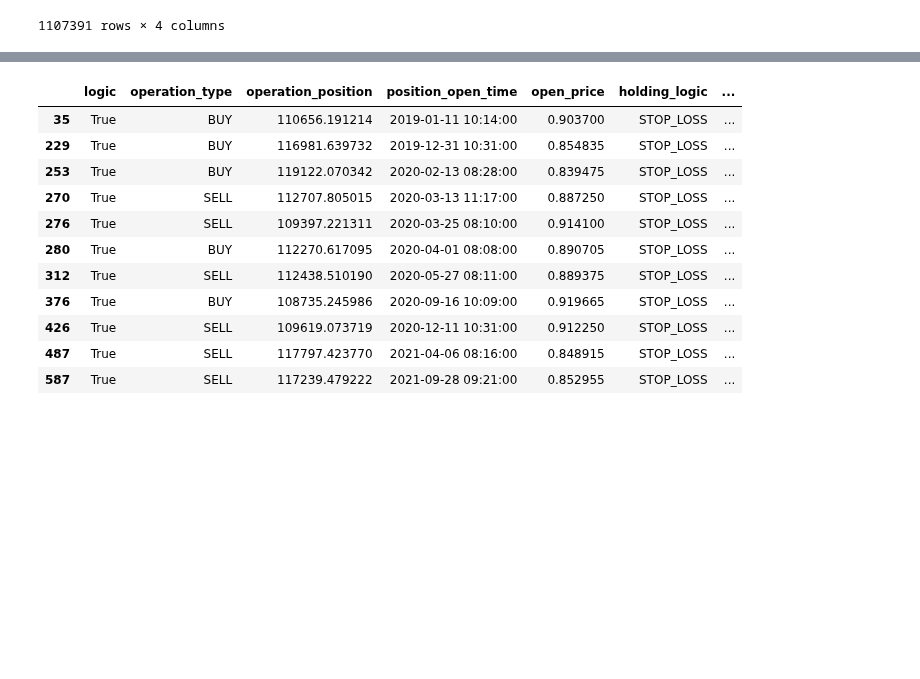
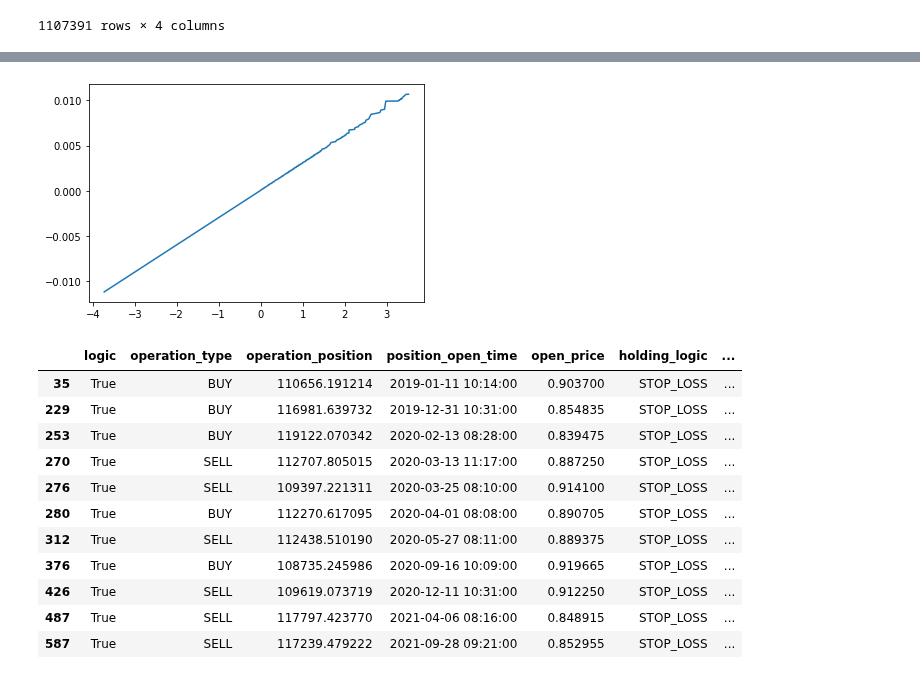
Before and after one commit to Molozey/algo-andrii, a Jupyter notebook: Andrii/Dir_25_12/FXBackTesting.ipynb, the cells around one changed output, grey strips where cells are left out. Cells and saved outputs as stored; diff of their text form; code cells hidden in the pictures; blank space fills up the shorter version.

```diff
--- a/Andrii/Dir_25_12/FXBackTesting.ipynb
+++ b/Andrii/Dir_25_12/FXBackTesting.ipynb
@@ -268,0 +429,11 @@ df
+# %%
+def q_q(df_data):
+    mean = df_data.money_change.mean()
+    std = df_data.money_change.std()
+    dfn = (df_data.money_change - mean) / std
+    dfn = dfn.values
+    plt.plot([np.quantile(dfn, i / len(dfn)) for i,e in enumerate(dfn)], sorted(df_data.money_change))
+
+q_q(MONEY_DF)
+# %% [output]
+[figure, added]
```
Also changed, not shown: parts of 9 cells of this notebook, 1 other file.
